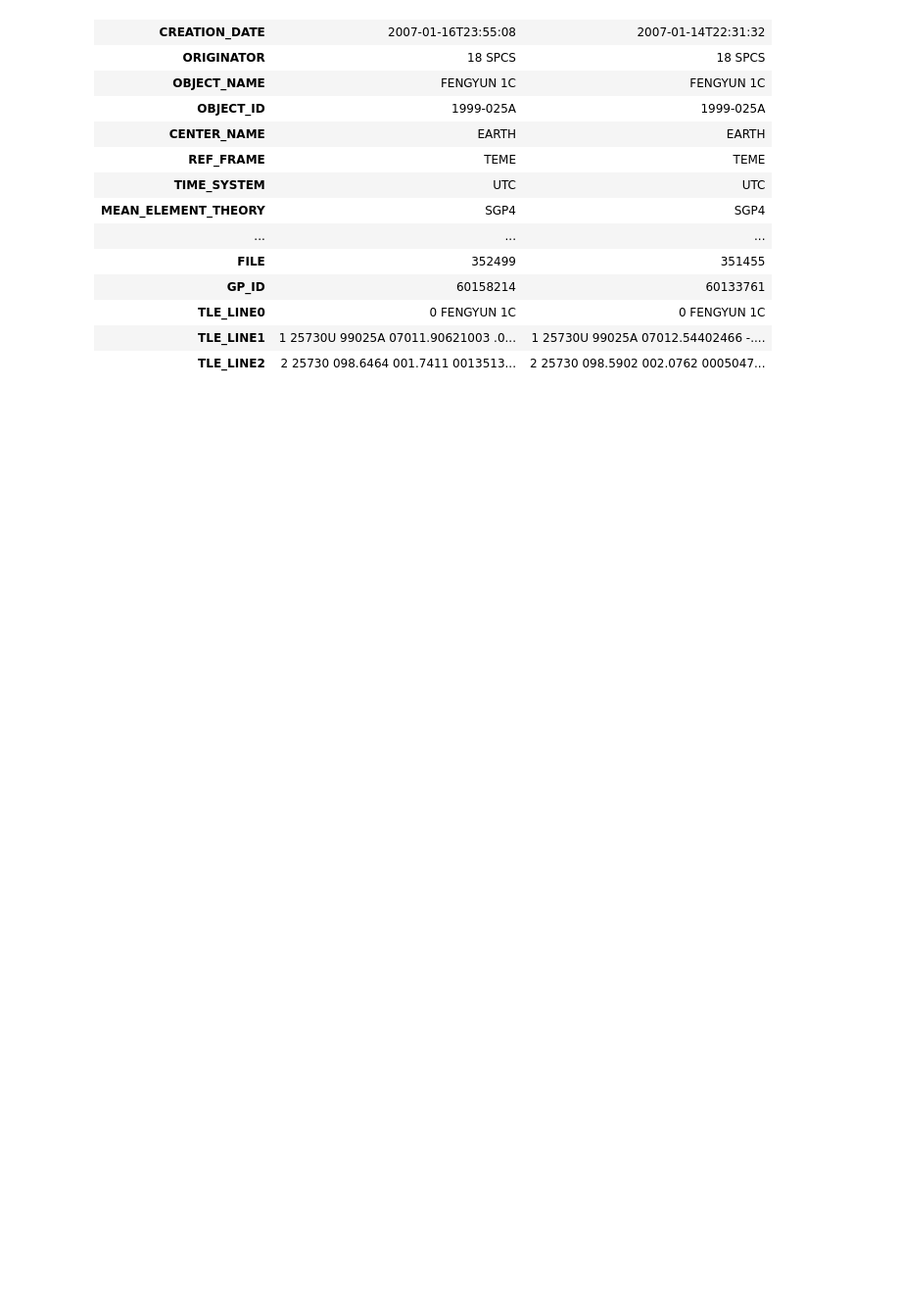
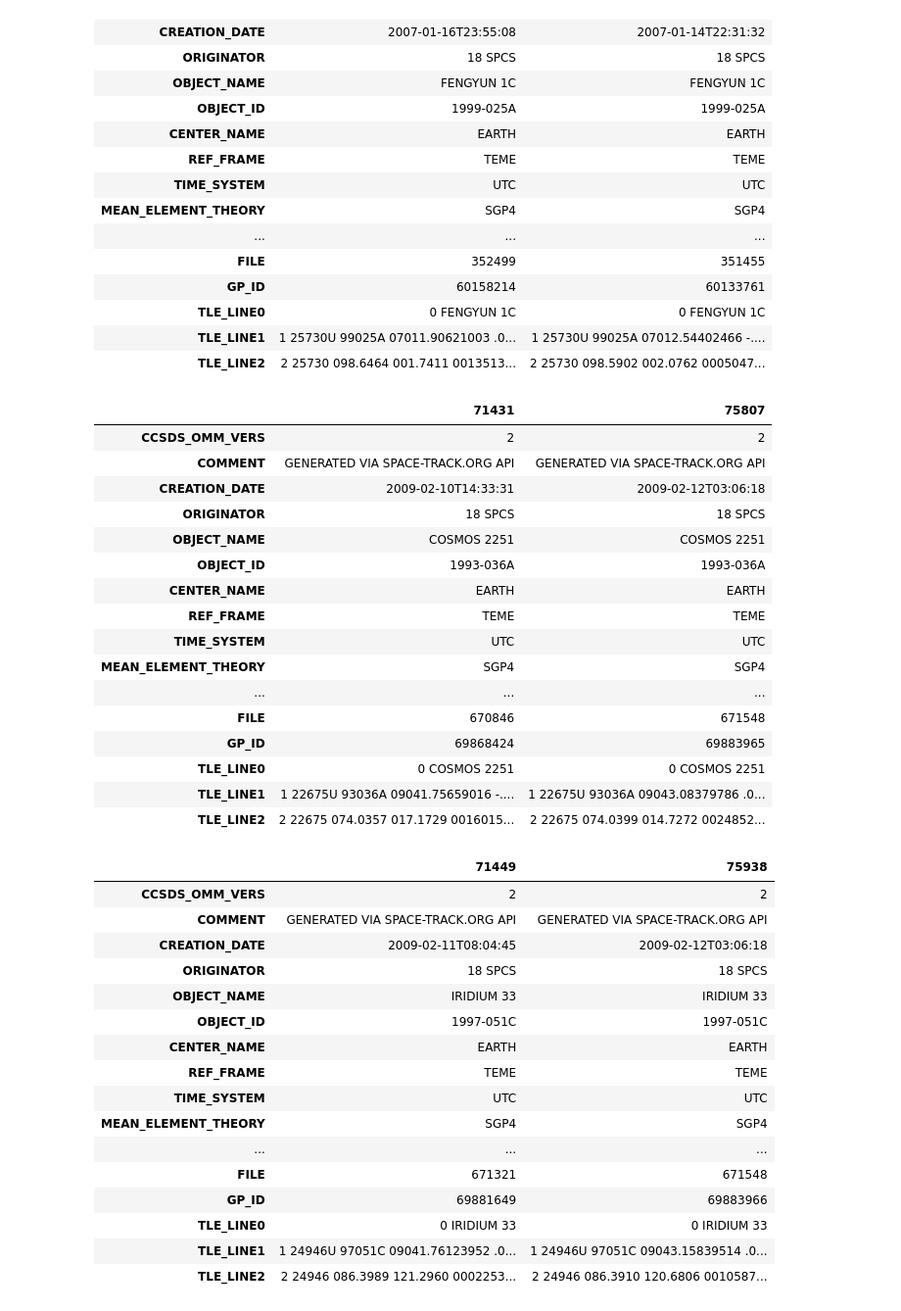
Before and after one commit to mads-hatters/SIADS-591-Orbital-Congestion, a Jupyter notebook: playground/satellites_go_boom/generate_boom_data.ipynb, the cells around one changed output. Shown at 98% size. Drawn from its saved outputs; the diff is of its cells as text; code cells hidden in the pictures; blank space fills up the shorter version.

Commit message:
Added IRIDIUM 33 / COSMOS 2251 collision data

```diff
--- a/playground/satellites_go_boom/generate_boom_data.ipynb
+++ b/playground/satellites_go_boom/generate_boom_data.ipynb
@@ -37,3 +34,48 @@ fy1c.to_pickle(f"./fy1c_before_after.pkl")
 # %%
 df = pd.read_csv("fy1c_deb_2007.csv")
 df.groupby(by="NORAD_CAT_ID").first().to_pickle(f"./fy1c_deb_first_1324.pkl")
+# %%
+df = pd.read_csv(f'../../../siads591 data/payload_all/2009-01-17T15_52_10.551936.csv')
+c = df[df.NORAD_CAT_ID==22675].copy()
+display(c.loc[71431:75807].T)
+
+i = df[df.NORAD_CAT_ID==24946].copy()
+display(i.loc[71449:75938].T)
+
+c.to_pickle(f"./cosmos_2251_before_after.pkl")
+i.to_pickle(f"./iridium_33_before_after.pkl")
+# %% [output]
+|  | 71431 | 75807 |
+| CCSDS_OMM_VERS | 2 | 2 |
+| COMMENT | GENERATED VIA SPACE-TRACK.ORG API | GENERATED VIA SPACE-TRACK.ORG API |
+| CREATION_DATE | 2009-02-10T14:33:31 | 2009-02-12T03:06:18 |
+| ORIGINATOR | 18 SPCS | 18 SPCS |
+| OBJECT_NAME | COSMOS 2251 | COSMOS 2251 |
+| OBJECT_ID | 1993-036A | 1993-036A |
+| CENTER_NAME | EARTH | EARTH |
+| REF_FRAME | TEME | TEME |
+| TIME_SYSTEM | UTC | UTC |
+| MEAN_ELEMENT_THEORY | SGP4 | SGP4 |
+| ... | ... | ... |
+| FILE | 670846 | 671548 |
+| GP_ID | 69868424 | 69883965 |
+| TLE_LINE0 | 0 COSMOS 2251 | 0 COSMOS 2251 |
+| TLE_LINE1 | 1 22675U 93036A 09041.75659016 -.... | 1 22675U 93036A 09043.08379786 .0... |
+| TLE_LINE2 | 2 22675 074.0357 017.1729 0016015... | 2 22675 074.0399 014.7272 0024852... |
+|  | 71449 | 75938 |
+| CCSDS_OMM_VERS | 2 | 2 |
+| COMMENT | GENERATED VIA SPACE-TRACK.ORG API | GENERATED VIA SPACE-TRACK.ORG API |
+| CREATION_DATE | 2009-02-11T08:04:45 | 2009-02-12T03:06:18 |
+| ORIGINATOR | 18 SPCS | 18 SPCS |
+| OBJECT_NAME | IRIDIUM 33 | IRIDIUM 33 |
+| OBJECT_ID | 1997-051C | 1997-051C |
+| CENTER_NAME | EARTH | EARTH |
+| REF_FRAME | TEME | TEME |
+| TIME_SYSTEM | UTC | UTC |
+| MEAN_ELEMENT_THEORY | SGP4 | SGP4 |
+| ... | ... | ... |
+| FILE | 671321 | 671548 |
+| GP_ID | 69881649 | 69883966 |
+| TLE_LINE0 | 0 IRIDIUM 33 | 0 IRIDIUM 33 |
+| TLE_LINE1 | 1 24946U 97051C 09041.76123952 .0... | 1 24946U 97051C 09043.15839514 .0... |
+| TLE_LINE2 | 2 24946 086.3989 121.2960 0002253... | 2 24946 086.3910 120.6806 0010587... |
```
Also changed, not shown: parts of 2 cells of this notebook, 4 other files.
